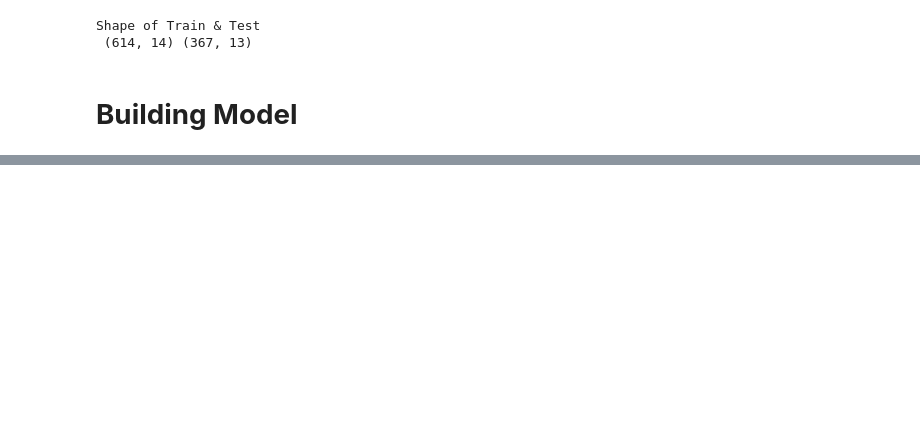
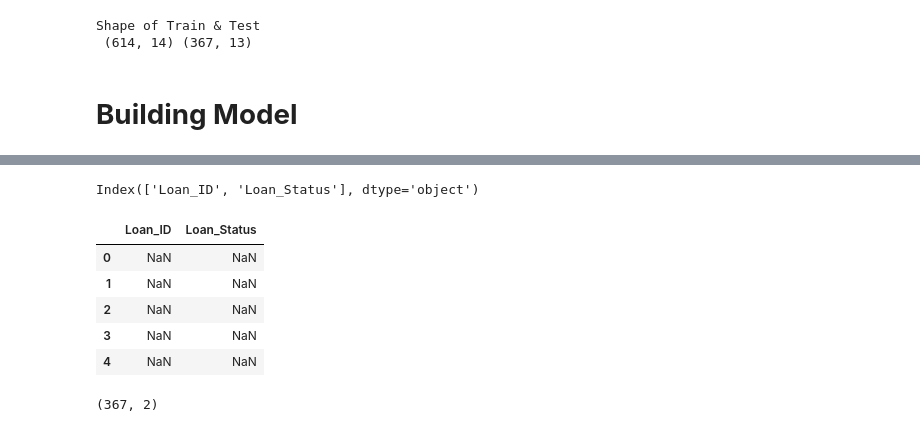
Before and after one commit to Sagar-DC/Loan-Prediction, a Jupyter notebook: Loan_Prediction.ipynb, the cells around one changed output, grey strips where cells are left out. Cells and saved outputs as stored; diff of their text form; code cells hidden in the pictures; blank space fills up the shorter version.

```diff
--- a/Loan_Prediction.ipynb
+++ b/Loan_Prediction.ipynb
@@ -302,0 +349,25 @@ x = train.drop('Loan_Status', axis=1)
+# %%
+subbmission_url = "https://raw.githubusercontent.com/Sagar-DC/Loan-Prediction/master/Data/sample_submission_49d68Cx.csv"
+
+submission = pd.read_csv(subbmission_url, index_col= False)
+# %%
+subbmision.columns
+# %% [output]
+Index(['Loan_ID', 'Loan_Status'], dtype='object')
+# %%
+submission_LR = pd.DataFrame(columns = list(submission.columns), index = submission.index)
+# %%
+submission_LR.head()
+# %% [output]
+|  | Loan_ID | Loan_Status |
+| 0 | NaN | NaN |
+| 1 | NaN | NaN |
+| 2 | NaN | NaN |
+| 3 | NaN | NaN |
+| 4 | NaN | NaN |
+# %%
+submission_LR['Loan_ID'] = submission.Loan_ID
+submission_LR['Loan_Status'] = pred_test
+submission_LR.shape
+# %% [output]
+(367, 2)
```
Also changed, not shown: parts of 15 cells of this notebook.
